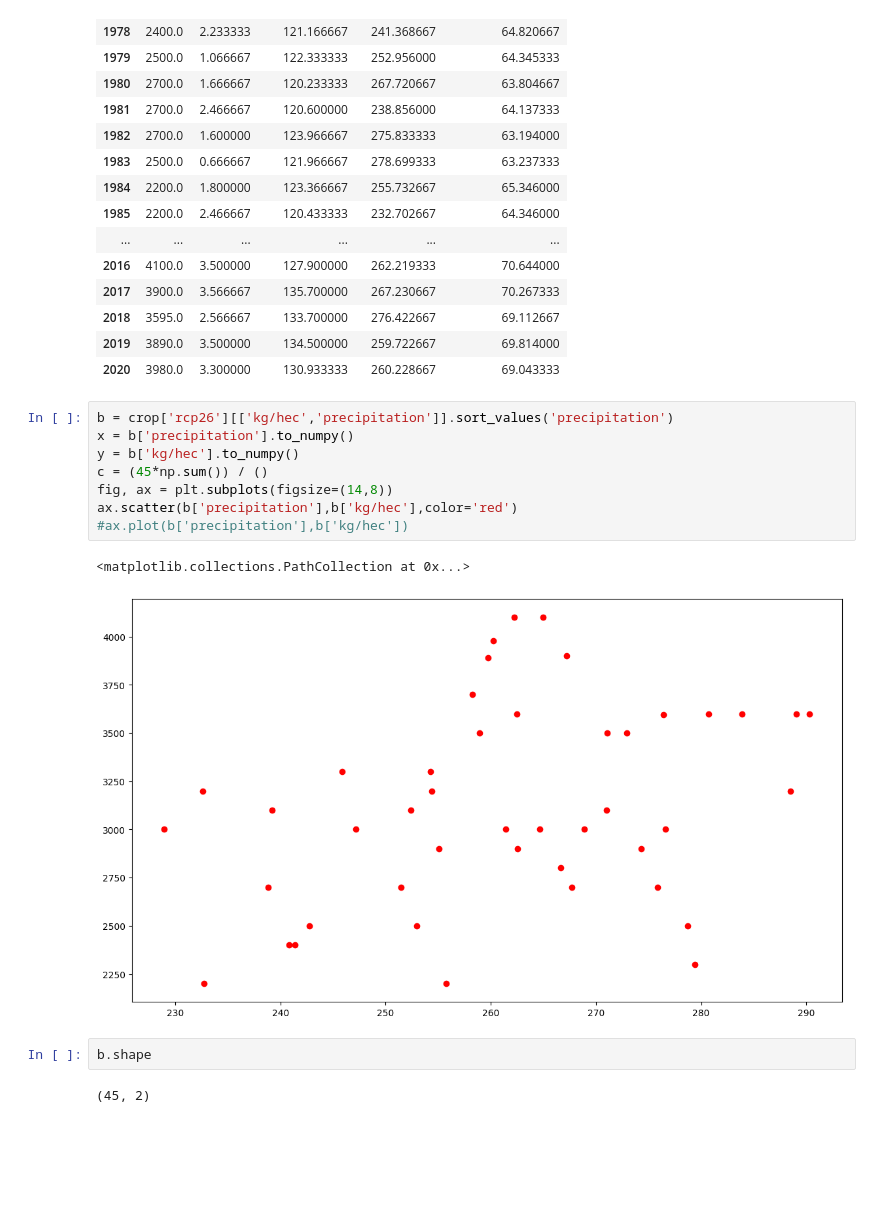
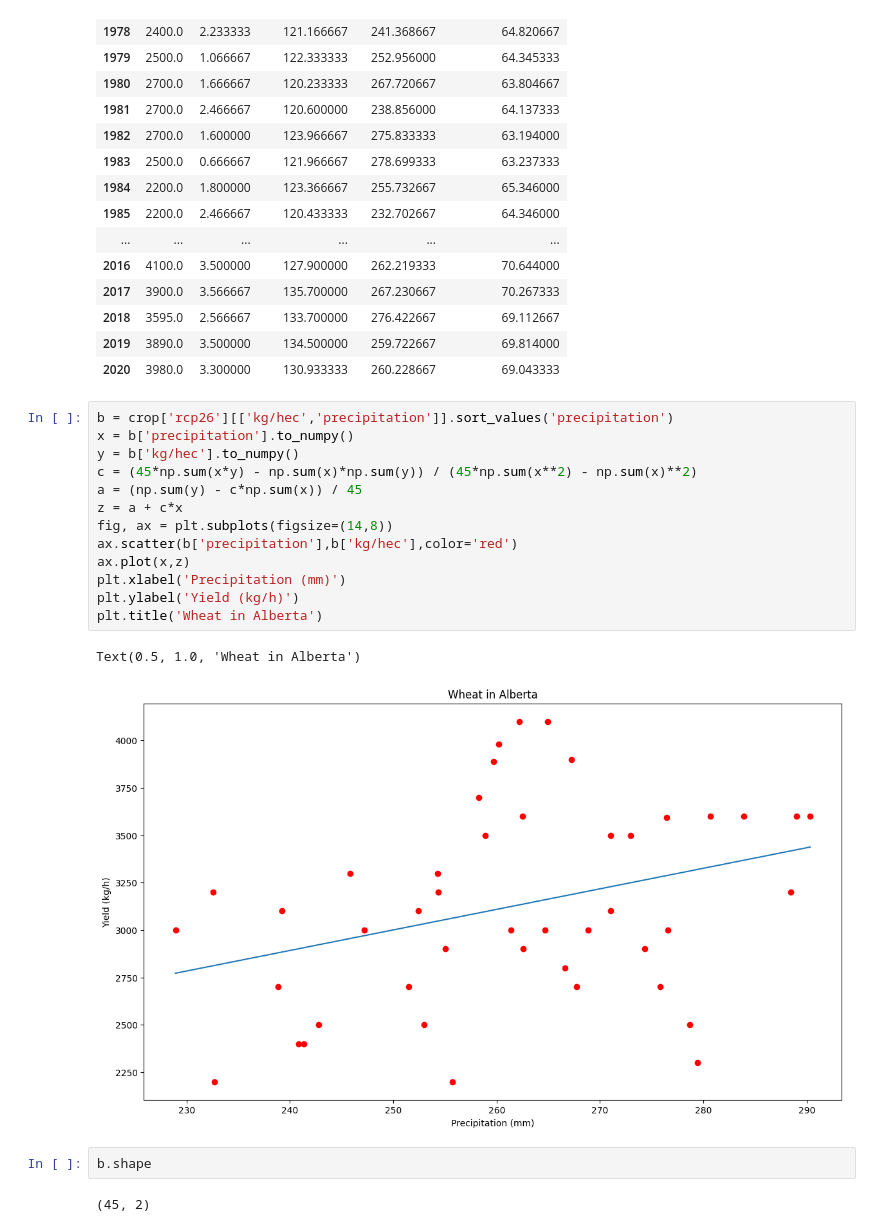
Before and after one commit to Edgar-Pacheco/TheoryMeshTeam10, a Jupyter notebook: yields/yields.ipynb, the cells around one changed output. Saved outputs shown, nothing was run; the diff lists cells and outputs as text; blank space fills up the shorter version.

Commit message:
tom add scatter plot

```diff
--- a/yields/yields.ipynb
+++ b/yields/yields.ipynb
@@ -68,18 +68,23 @@ crop['rcp26']
 | 2018 | 3595.0 | 2.566667 | 133.700000 | 276.422667 | 69.112667 |
 | 2019 | 3890.0 | 3.500000 | 134.500000 | 259.722667 | 69.814000 |
 | 2020 | 3980.0 | 3.300000 | 130.933333 | 260.228667 | 69.043333 |
-# %%
-b = crop['rcp26'][['kg/hec','precipitation']].sort_values('precipitation')
-x = b['precipitation'].to_numpy()
-y = b['kg/hec'].to_numpy()
-c = (45*np.sum()) / ()
-fig, ax = plt.subplots(figsize=(14,8))
-ax.scatter(b['precipitation'],b['kg/hec'],color='red')
-#ax.plot(b['precipitation'],b['kg/hec'])
-# %% [output]
-<matplotlib.collections.PathCollection at 0x...>
-[figure, removed]
-# %%
-b.shape
-# %% [output]
-(45, 2)
+# %%
+b = crop['rcp26'][['kg/hec','precipitation']].sort_values('precipitation')
+x = b['precipitation'].to_numpy()
+y = b['kg/hec'].to_numpy()
+c = (45*np.sum(x*y) - np.sum(x)*np.sum(y)) / (45*np.sum(x**2) - np.sum(x)**2)
+a = (np.sum(y) - c*np.sum(x)) / 45
+z = a + c*x
+fig, ax = plt.subplots(figsize=(14,8))
+ax.scatter(b['precipitation'],b['kg/hec'],color='red')
+ax.plot(x,z)
+plt.xlabel('Precipitation (mm)')
+plt.ylabel('Yield (kg/h)')
+plt.title('Wheat in Alberta')
+# %% [output]
+Text(0.5, 1.0, 'Wheat in Alberta')
+[figure, added]
+# %%
+b.shape
+# %% [output]
+(45, 2)
```
Also changed, not shown: 9 other files.
